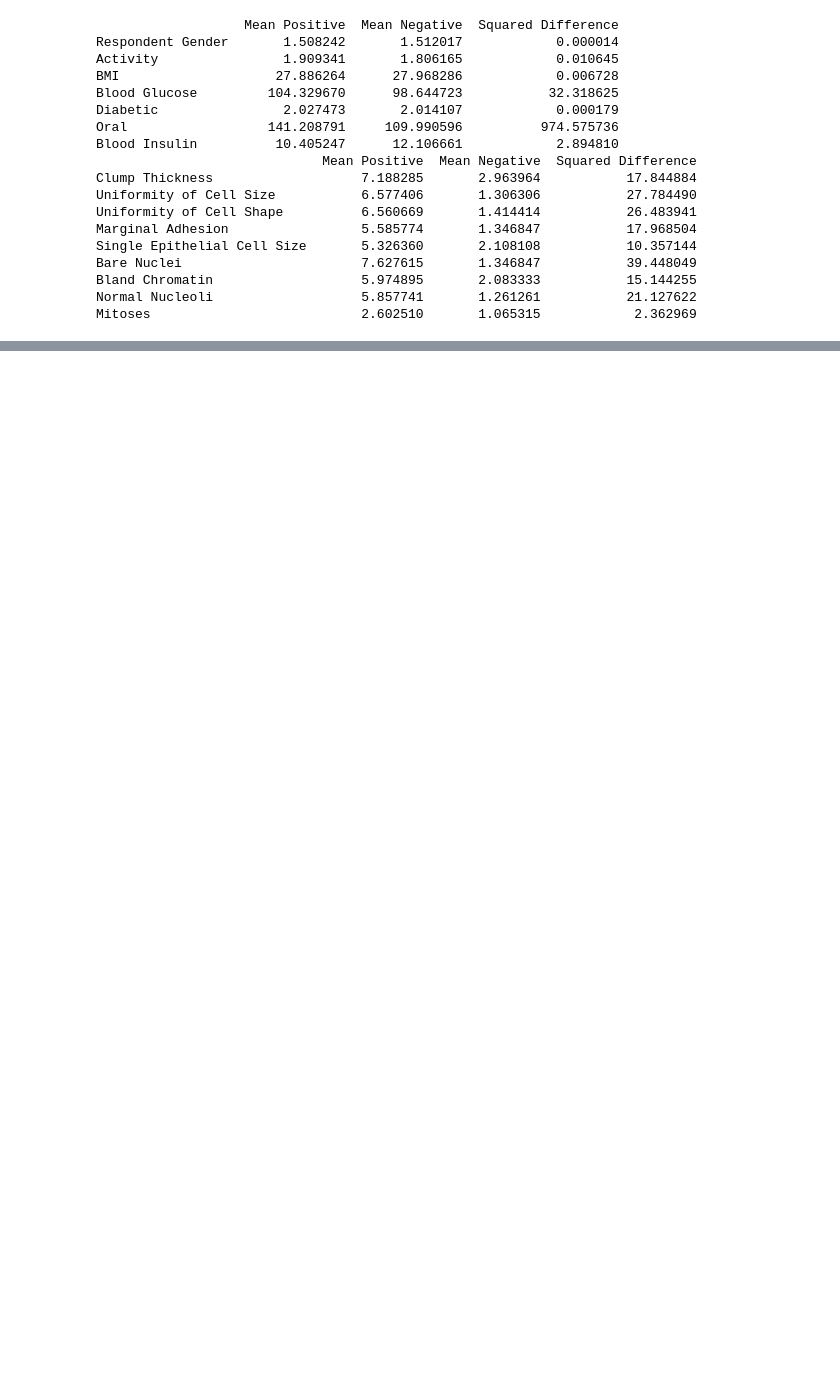
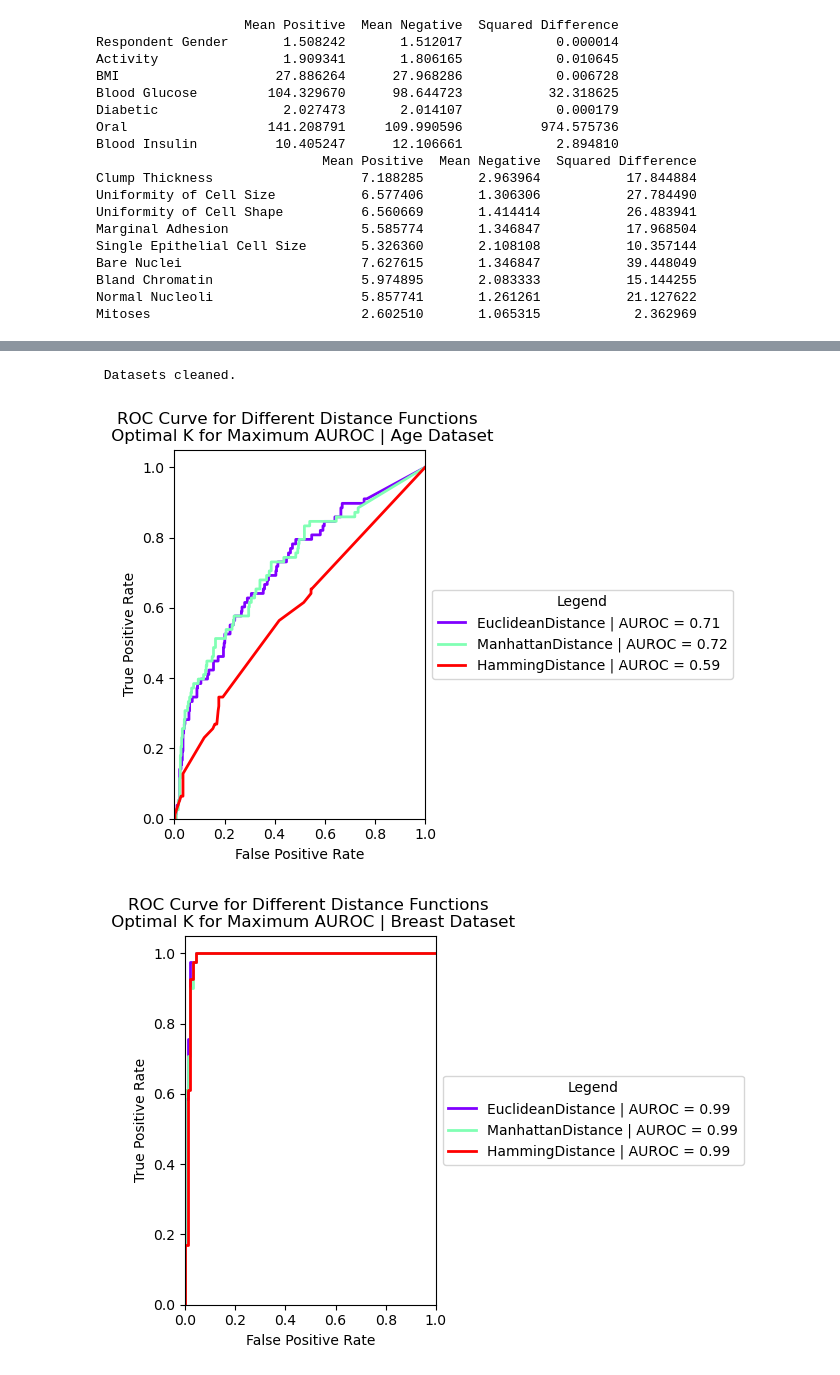
Before and after one commit to ZachGurberg/COMP551_Assignment1, a Jupyter notebook: assignment1_group-89.ipynb, the cells around one changed output, grey strips where cells are left out. Drawn from its saved outputs; the diff is of its cells as text; code cells hidden in the pictures; blank space fills up the shorter version.

```diff
--- a/assignment1_group-89.ipynb
+++ b/assignment1_group-89.ipynb
@@ -300,0 +344,64 @@ Best accuracy for KNN age dataset of train data at k = 1: 84.02
+# %%
+#4 Different cost functions
+ageDataset, breastDataset = regenerate_datasets(False)
+
+class ManhattanDistance:
+    def __call__(self, input_vector: np.ndarray, feature_matrix: np.ndarray):
+        return np.sum(np.abs(feature_matrix - input_vector), axis=1)
+
+class CosineSimilarity:
+    def __call__(self, input_vector: np.ndarray, feature_matrix: np.ndarray):
+        input_vector = input_vector.flatten()  # Flatten to 1D if it's not already (for the dot product)
+        input_norm = np.linalg.norm(input_vector)
+        features_norm = np.linalg.norm(feature_matrix, axis=1)
+        similarity = np.dot(feature_matrix, input_vector) / (features_norm * input_norm)
+        return 1 - similarity
+
+class HammingDistance:
+    def __call__(self, input_vector: np.ndarray, feature_matrix: np.ndarray):
+        return np.sum(feature_matrix != input_vector, axis=1)
+
+def plot_knn_roc_for_select_functors(dataset, datasetName, vectorOfFunctors, krange = 15):
+    class util:
+        def __init__(self, fpr, tpr, auroc):
+            self.fpr = fpr
+            self.tpr = tpr
+            self.auroc = auroc
+
+    functorPlotStats = []
+    for functor in vectorOfFunctors:
+        best_util = None
+        max_auroc = -1  # Initialize with a value lower than any possible AUROC
+        for k in range(1, krange + 1):
+            model = KNN(functor, k)
+            fpr, tpr, auroc = create_roc_curve(model, dataset)
+            current_util = util(fpr, tpr, auroc)
+
+            # Check if the current util object has a higher AUROC -> for each functor we want maximum auroc (single k)
+            if current_util.auroc > max_auroc:
+                best_util = current_util
+                max_auroc = current_util.auroc
+        functorPlotStats.append(best_util)
+
+    colors = cm.rainbow(np.linspace(0, 1, len(vectorOfFunctors)))
+    plt.figure()
+    for i, color in zip(range(len(vectorOfFunctors)), colors):
+        plotstats = functorPlotStats[i]
+        functorName = type(vectorOfFunctors[i]).__name__
+        plt.plot(plotstats.fpr, plotstats.tpr, color=color, lw=2, label=f"{functorName} | AUROC = {plotstats.auroc:.2f}")
+    plt.xlim([0.0, 1.0])
+    plt.ylim([0.0, 1.05])
+    plt.xlabel('False Positive Rate')
+    plt.ylabel('True Positive Rate')
+    plt.title(f'ROC Curve for Different Distance Functions \n Optimal K for Maximum AUROC | {datasetName}')
+    plt.legend(loc='center left', bbox_to_anchor=(1, 0.5), title='Legend')
+    plt.tight_layout()
+    plt.show()
+
+vectorOfDistanceFunctions = [EuclideanDistance(), ManhattanDistance(), HammingDistance()]
+plot_knn_roc_for_select_functors(ageDataset, "Age Dataset", vectorOfDistanceFunctions)
+plot_knn_roc_for_select_functors(breastDataset, "Breast Dataset", vectorOfDistanceFunctions)
+# %% [output]
+ Datasets cleaned.
+[figure, added]
+[figure, added]
```
Also changed, not shown: parts of 6 cells of this notebook.
